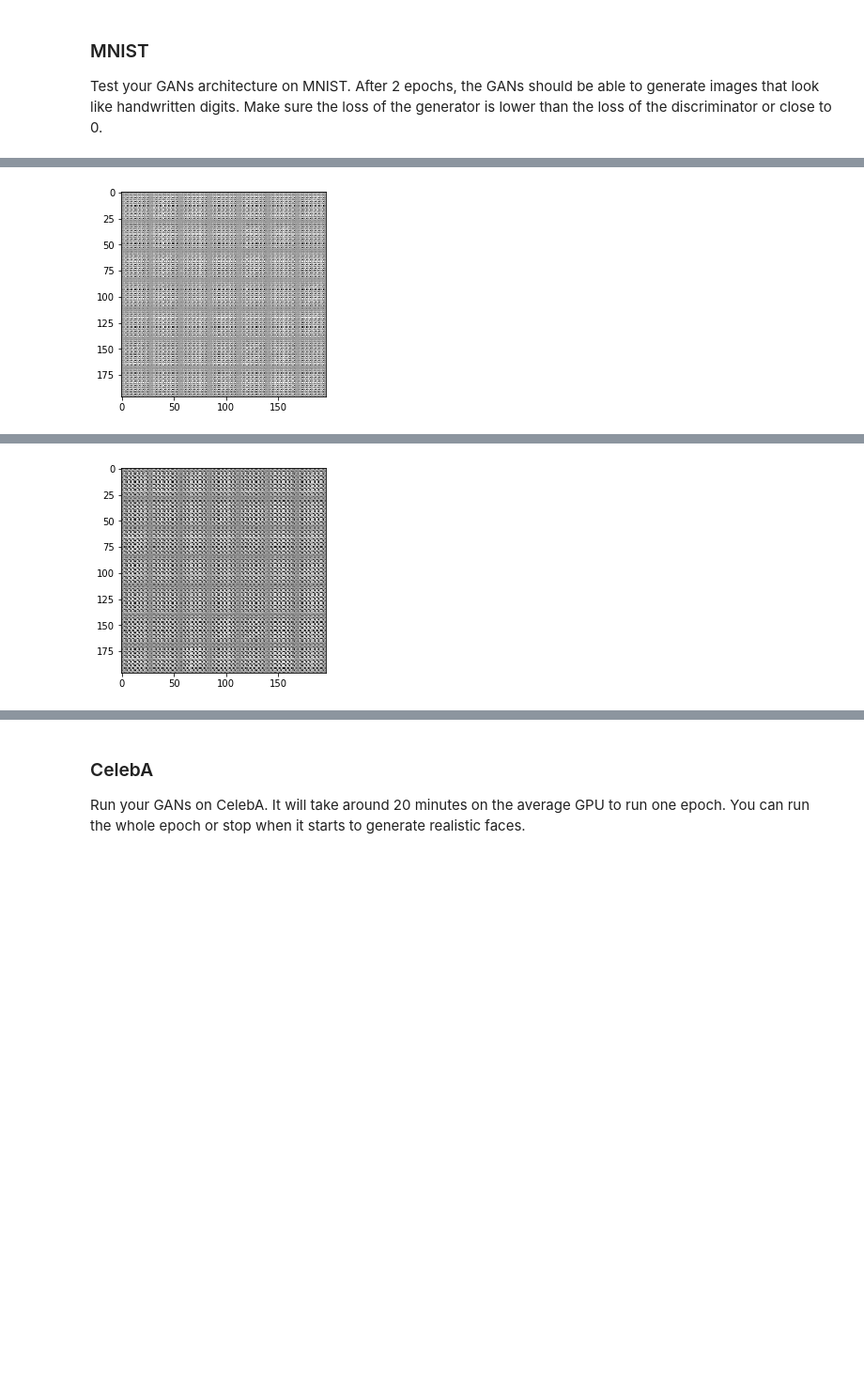
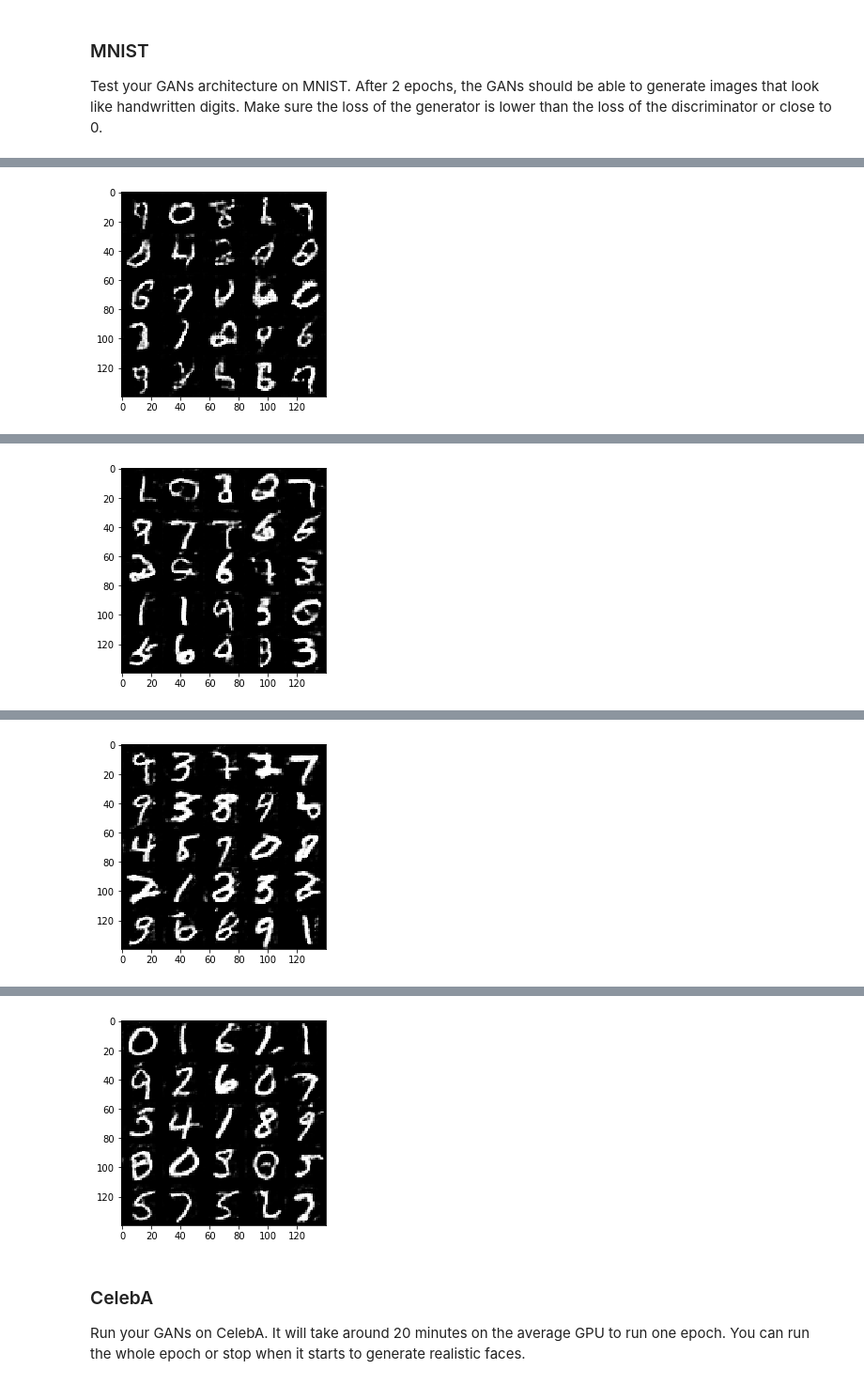
Before and after one commit to JennyLeeStat/face_generation, a Jupyter notebook: dlnd_face_generation.ipynb, the cells around one changed output, grey strips where cells are left out. Shown at 94% size. Saved outputs shown, nothing was run; the diff lists cells and outputs as text; code cells hidden in the pictures; blank space fills up the shorter version.

```diff
--- a/dlnd_face_generation.ipynb
+++ b/dlnd_face_generation.ipynb
@@ -228,10 +277,9 @@ def model_loss(input_real, input_z, out_channel_dim):
     :return: A tuple of (discriminator loss, generator loss)
     """
     # TODO: Implement Function
-    g_model = generator(input_z, out_channel_dim, is_train=True)
+    g_model = generator(input_z, out_channel_dim)
     d_model_real, d_logits_real = discriminator(input_real)
     d_model_fake, d_logits_fake = discriminator(g_model, reuse=True)
-
 
     # discriiminator loss
     d_loss_real = tf.reduce_mean(
@@ -243,7 +291,9 @@ def model_loss(input_real, input_z, out_channel_dim):
         tf.nn.sigmoid_cross_entropy_with_logits(
             logits=d_logits_fake,
             labels=tf.zeros_like(d_model_fake)))
+    d_reg_loss = tf.get_collection(tf.GraphKeys.REGULARIZATION_LOSSES, scope='discriminator')
 
+    #d_loss = tf.add_n([d_loss_real] + [d_loss_fake] + d_reg_loss)
     d_loss = d_loss_real + d_loss_fake
 
     # generator loss
@@ -251,6 +301,9 @@ def model_loss(input_real, input_z, out_channel_dim):
         tf.nn.sigmoid_cross_entropy_with_logits(
             logits=d_logits_fake,
             labels=tf.ones_like(d_model_fake)))
+
+    g_reg_losses = tf.get_collection(tf.GraphKeys.REGULARIZATION_LOSSES, scope='generator')
+    #g_loss = tf.add_n([g_loss] + g_reg_losses)
 
 
     return d_loss, g_loss
@@ -280,13 +333,15 @@ def model_opt(d_loss, g_loss, learning_rate, beta1):
     t_vars = tf.trainable_variables()
     g_vars = [var for var in t_vars if var.name.startswith('generator')]
     d_vars = [var for var in t_vars if var.name.startswith('discriminator')]
+    all_update_ops = tf.get_collection(tf.GraphKeys.UPDATE_OPS)
+    g_update_ops = [var for var in all_update_ops if var.name.startswith('generator')]
+    d_update_ops = [var for var in all_update_ops if var.name.startswith('discriminator')]
 
-    global_step = tf.contrib.framework.get_or_create_global_step()
-    learning_rate = tf.train.exponential_decay(
-        learning_rate, global_step, 10000, beta1, staircase=True)
+    with tf.control_dependencies(g_update_ops):
+        g_train_op = tf.train.AdamOptimizer(learning_rate, beta1=beta1).minimize(g_loss, var_list=g_vars)
 
-    d_train_op = tf.train.AdamOptimizer(learning_rate).minimize(d_loss, var_list=d_vars)
-    g_train_op = tf.train.AdamOptimizer(learning_rate).minimize(g_loss, var_list=g_vars)
+    with tf.control_dependencies(d_update_ops):
+        d_train_op = tf.train.AdamOptimizer(learning_rate, beta1=beta1).minimize(d_loss, var_list=d_vars)
 
     return d_train_op, g_train_op
 
@@ -326,7 +381,8 @@ def show_generator_output(sess, n_images, input_z, out_channel_dim, image_mode):
 
     images_grid = helper.images_square_grid(samples, image_mode)
     pyplot.imshow(images_grid, cmap=cmap)
-    pyplot.show()
+    #pyplot.show()
+    return images_grid
 # %% [markdown]
 ### Train
 Implement `train` to build and train the GANs.  Use the following functions you implemented:
@@ -415,13 +467,13 @@ def train(epoch_count, batch_size, z_dim, learning_rate, beta1, get_batches, dat
 ### MNIST
 Test your GANs architecture on MNIST.  After 2 epochs, the GANs should be able to generate images that look like handwritten digits.  Make sure the loss of the generator is lower than the loss of the discriminator or close to 0.
 # %%
-batch_size = 1
+batch_size = 64
 z_dim = 100
-learning_rate = 0.001
-beta1 = 0.96
-print_every = 10
-show_every = 10
-write_every = 10
+learning_rate = 0.002
+beta1 = 0.5
+print_every = 50
+show_every = 500
+write_every = 50
 
 """
 DON'T MODIFY ANYTHING IN THIS CELL THAT IS BELOW THIS LINE
@@ -437 +498 @@ Epoch 1/2... Discriminator Loss: 0.0009... Generator Loss: 7.3149
-[figure, old version]
+[figure, new version]
@@ -439 +509 @@ Epoch 1/2... Discriminator Loss: 0.0000... Generator Loss: 19.5027
-[figure, old version]
+[figure, new version]
@@ -440,0 +520 @@ Epoch 1/2... Discriminator Loss: 0.0182... Generator Loss: 11.1528
+[figure, added]
@@ -442,3 +528,4 @@ KeyboardInterrupt:
+[figure, added]
 # %% [markdown]
 ### CelebA
 Run your GANs on CelebA.  It will take around 20 minutes on the average GPU to run one epoch.  You can run the whole epoch or stop when it starts to generate realistic faces.
```
Also changed, not shown: parts of 9 cells of this notebook, 2 other files.
